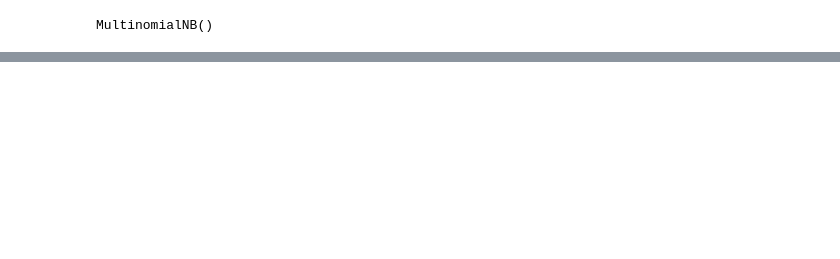
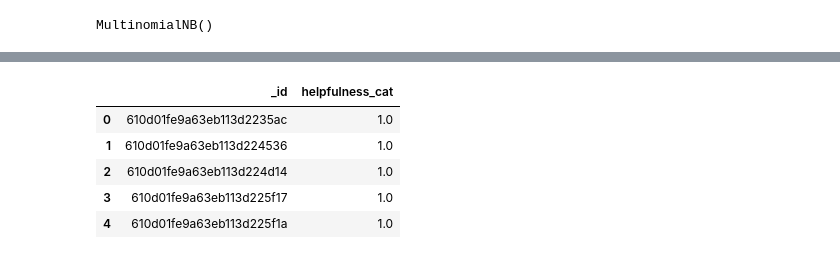
Before and after one commit to happysoymilk/movie-review-classifier, a Jupyter notebook: NLP_FCP_final.ipynb, the cells around one changed output, grey strips where cells are left out. Saved outputs shown, nothing was run; the diff lists cells and outputs as text; code cells hidden in the pictures; blank space fills up the shorter version.

Commit message:
update final code and submission file

```diff
--- a/NLP_FCP_final.ipynb
+++ b/NLP_FCP_final.ipynb
@@ -2289,0 +2384,13 @@ weighted avg       0.76      0.75      0.76      3227
+# %%
+# save the helfulness category in a csv file
+submission = pd.read_csv("submission_file.csv")
+submission['_id'] = test['_id']
+submission['helpfulness_cat'] = test['helpfulness_cat']
+submission.head()
+# %% [output]
+|  | _id | helpfulness_cat |
+| 0 | 610d01fe9a63eb113d2235ac | 1.0 |
+| 1 | 610d01fe9a63eb113d224536 | 1.0 |
+| 2 | 610d01fe9a63eb113d224d14 | 1.0 |
+| 3 | 610d01fe9a63eb113d225f17 | 1.0 |
+| 4 | 610d01fe9a63eb113d225f1a | 1.0 |
```
Also changed, not shown: parts of 32 cells of this notebook, 11 other files.
